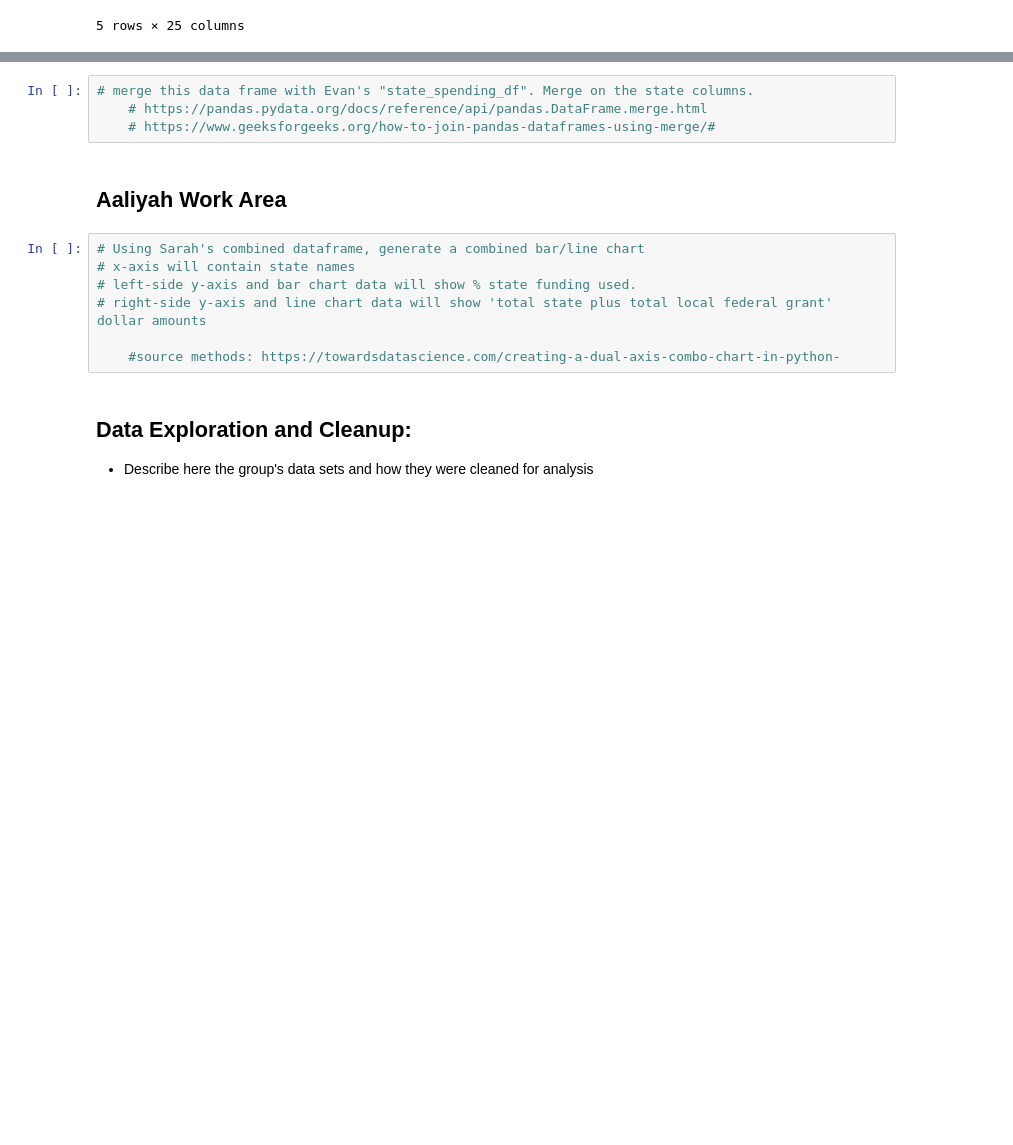
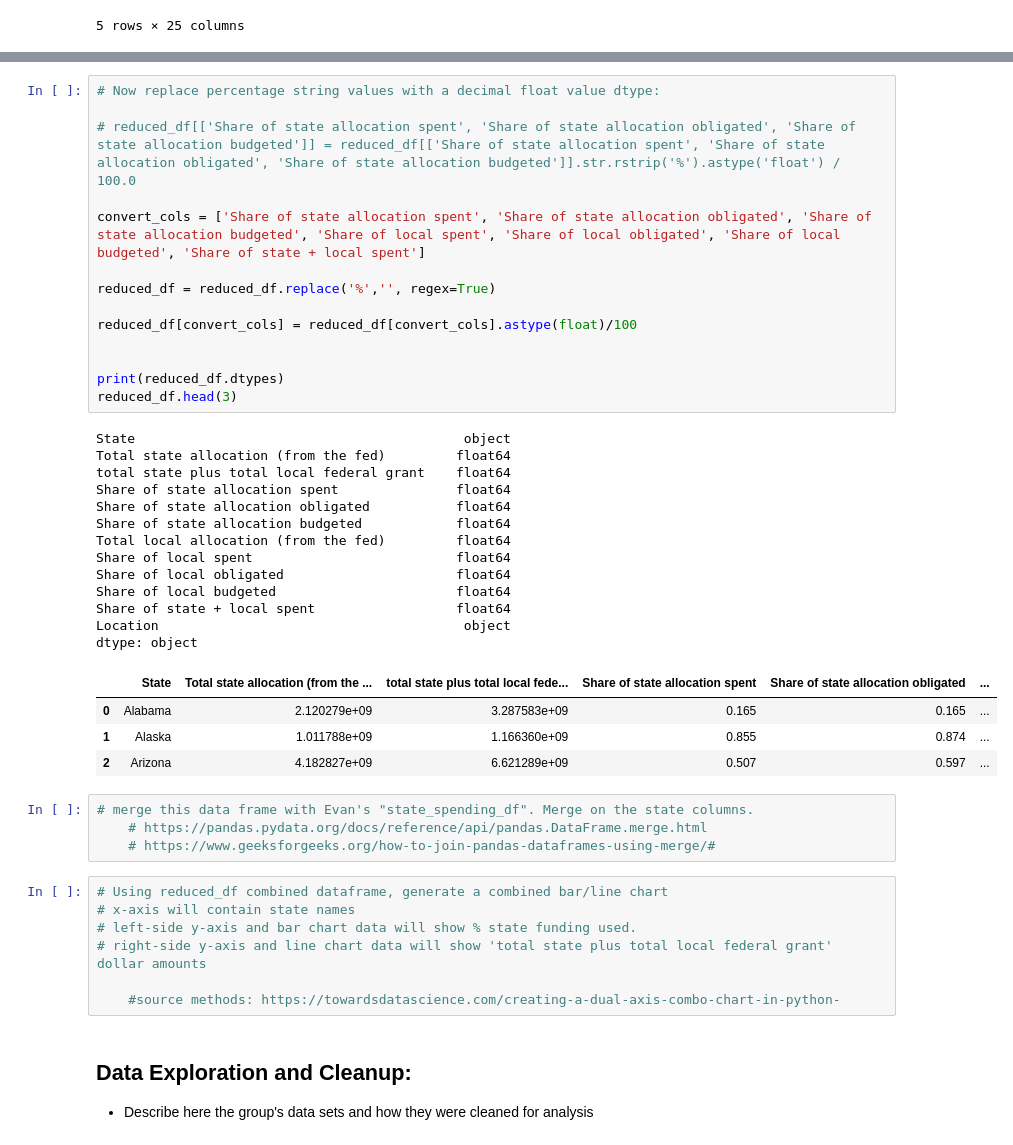
Before and after one commit to Evdawg/Project_1_Covid_Data, a Jupyter notebook: Project_1_covid.ipynb, the cells around one changed output, grey strips where cells are left out. Drawn from its saved outputs; the diff is of its cells as text; blank space fills up the shorter version.

```diff
--- a/Project_1_covid.ipynb
+++ b/Project_1_covid.ipynb
@@ -353,11 +413,41 @@ dtype: object
+# %%
+# Now replace percentage string values with a decimal float value dtype:
+
+# reduced_df[['Share of state allocation spent', 'Share of state allocation obligated', 'Share of state allocation budgeted']] = reduced_df[['Share of state allocation spent', 'Share of state allocation obligated', 'Share of state allocation budgeted']].str.rstrip('%').astype('float') / 100.0
+
+convert_cols = ['Share of state allocation spent', 'Share of state allocation obligated', 'Share of state allocation budgeted', 'Share of local spent', 'Share of local obligated', 'Share of local budgeted', 'Share of state + local spent']
+
+reduced_df = reduced_df.replace('%','', regex=True)
+
+reduced_df[convert_cols] = reduced_df[convert_cols].astype(float)/100
+
+
+print(reduced_df.dtypes)
+reduced_df.head(3)
+# %% [output]
+State                                          object
+Total state allocation (from the fed)         float64
+total state plus total local federal grant    float64
+Share of state allocation spent               float64
+Share of state allocation obligated           float64
+Share of state allocation budgeted            float64
+Total local allocation (from the fed)         float64
+Share of local spent                          float64
+Share of local obligated                      float64
+Share of local budgeted                       float64
+Share of state + local spent                  float64
+Location                                       object
+dtype: object
+|  | State | Total state allocation (from the ... | total state plus total local fede... | Share of state allocation spent | Share of state allocation obligated | ... |
+| 0 | Alabama | 2.120279e+09 | 3.287583e+09 | 0.165 | 0.165 | ... |
+| 1 | Alaska | 1.011788e+09 | 1.166360e+09 | 0.855 | 0.874 | ... |
+| 2 | Arizona | 4.182827e+09 | 6.621289e+09 | 0.507 | 0.597 | ... |
 # %%
 # merge this data frame with Evan's "state_spending_df". Merge on the state columns.
     # https://pandas.pydata.org/docs/reference/api/pandas.DataFrame.merge.html
     # https://www.geeksforgeeks.org/how-to-join-pandas-dataframes-using-merge/#
-# %% [markdown]
-## Aaliyah Work Area
 # %%
-# Using Sarah's combined dataframe, generate a combined bar/line chart
+# Using reduced_df combined dataframe, generate a combined bar/line chart
 # x-axis will contain state names
 # left-side y-axis and bar chart data will show % state funding used.
 # right-side y-axis and line chart data will show 'total state plus total local federal grant' dollar amounts
```
Also changed, not shown: parts of 45 cells of this notebook.
